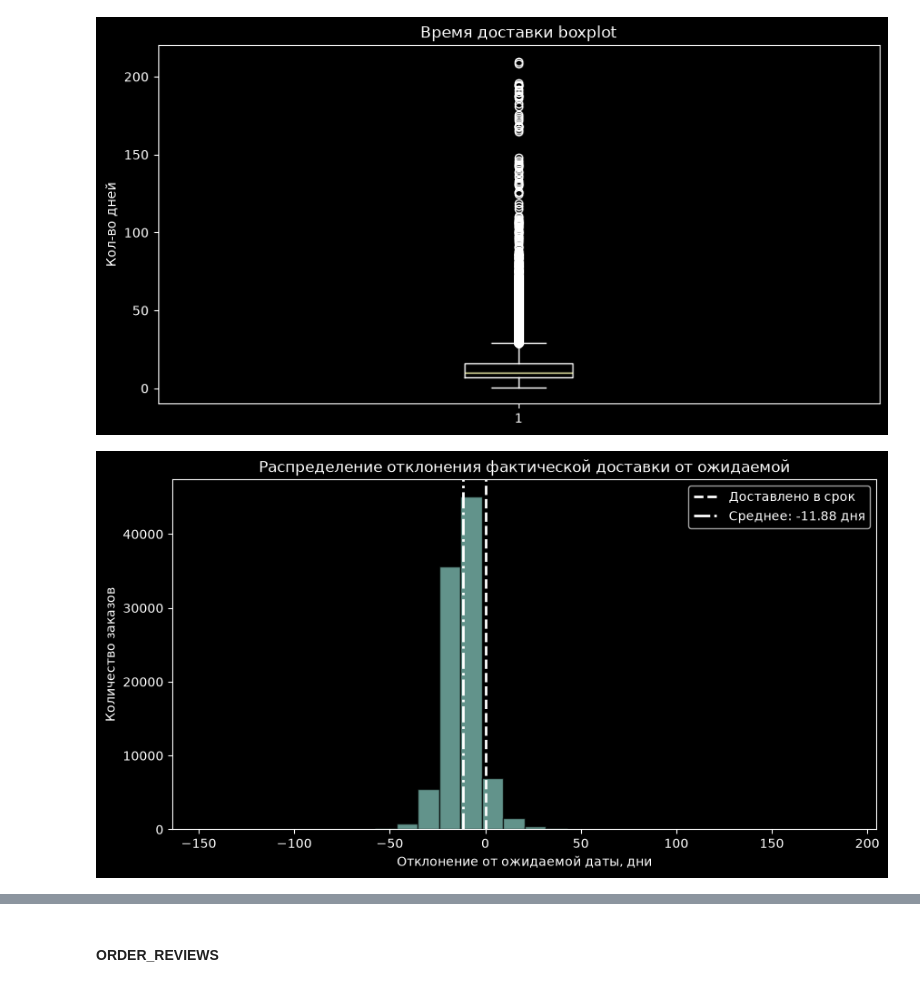
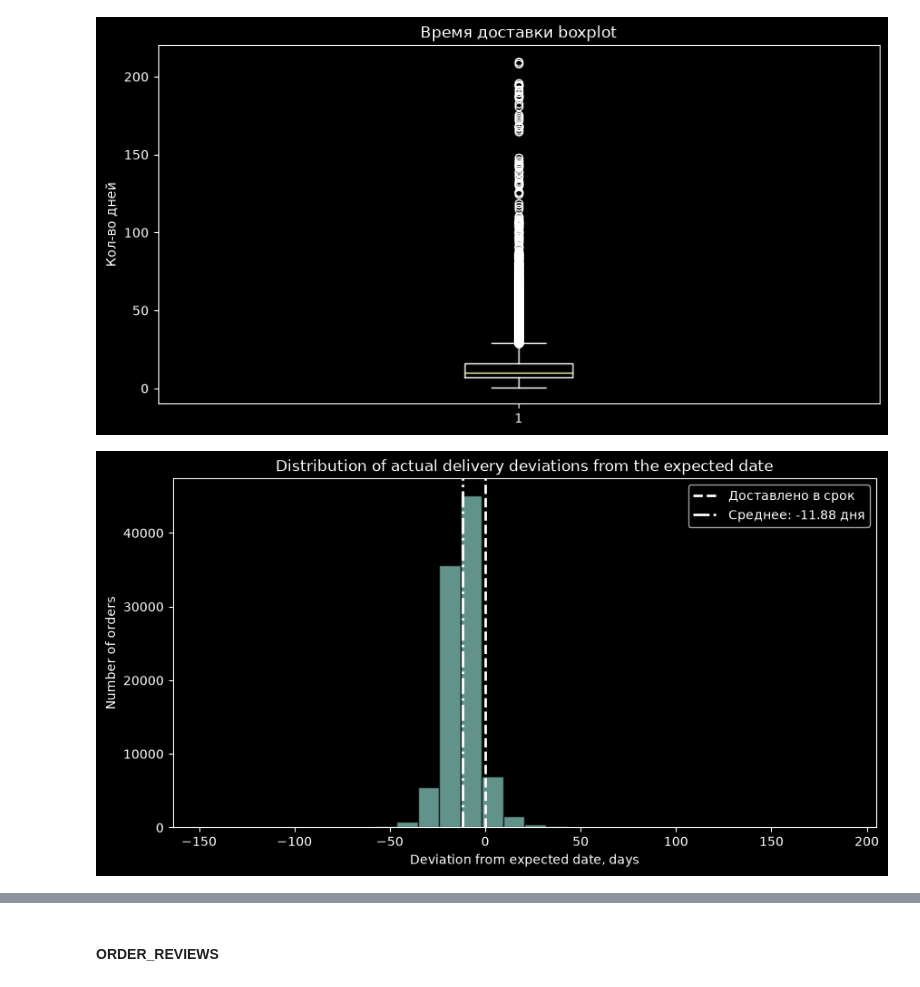
Before and after one commit to Norventorig/marketplace_analysis, a Jupyter notebook: src/exploratory_data_analysis.ipynb, the cells around one changed output, grey strips where cells are left out. Cells and saved outputs as stored; diff of their text form; code cells hidden in the pictures.

```diff
--- a/src/exploratory_data_analysis.ipynb
+++ b/src/exploratory_data_analysis.ipynb
@@ -409,35 +409,35 @@ delivery_delay_days = delivery_delay_days.dt.days
 # %%
 plt.figure(figsize=(10, 5))
 
 plt.hist(
     delivery_delay_days,
     bins=30,
     edgecolor="black",
     alpha=0.7
 )
 
 plt.axvline(
     0,
     linestyle="--",
     linewidth=2,
     label="Доставлено в срок"
 )
 
 mean_delay = delivery_delay_days.mean()
 
 plt.axvline(
     mean_delay,
     linestyle="-.",
     linewidth=2,
     label=f"Среднее: {mean_delay:.2f} дня"
 )
 
-plt.xlabel("Отклонение от ожидаемой даты, дни")
-plt.ylabel("Количество заказов")
-plt.title("Распределение отклонения фактической доставки от ожидаемой")
+plt.xlabel("Deviation from expected date, days")
+plt.ylabel("Number of orders")
+plt.title("Distribution of actual delivery deviations from the expected date")
 plt.legend()
 
 plt.show()
 # %% [output]
-[figure, old version]
+[figure, new version]
 # %%
```
Also changed, not shown: parts of 3 cells of this notebook.
